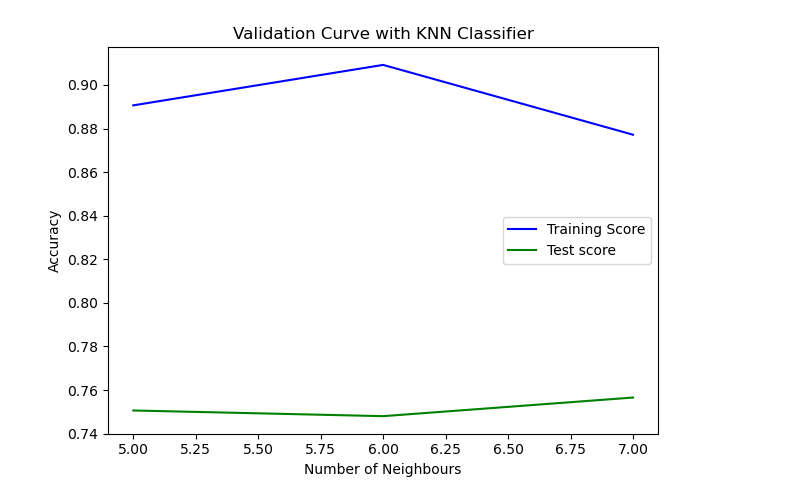
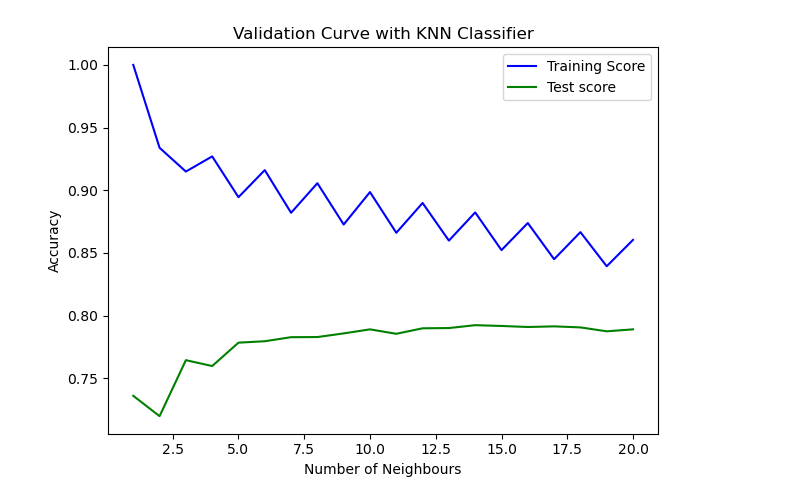
Before and after one commit to HiddeHaagse/Minor-Applied-Data-Science, a Jupyter notebook: Project 1 Eindresultaat.ipynb, the cells around one changed output. Saved outputs shown, nothing was run; the diff lists cells and outputs as text; code cells hidden in the pictures.

```diff
--- a/Project 1 Eindresultaat.ipynb
+++ b/Project 1 Eindresultaat.ipynb
@@ -31,3 +36,0 @@ def tags_bij_recept(gerecht):
-# %%
-for i in range(10):
-    print(random.choices(tagsdf["tag"].to_list()))
@@ -354,13 +237,13 @@ RFC()
 # %%
 def testClassifiers():
-    #---Modellen
-    model_lr = LogisticRegression(max_iter=AmountOfRows+100)
+    #---Models
+    model_lr = LogisticRegression(max_iter=len(TotalValidateMatrix)+100)
     model_knn = KNeighborsClassifier()
     model_svm = SVC()
     model_rfc = RandomForestClassifier()
 
     parameters_lr = {'C': np.logspace(-5, 8, 15)}
-    parameters_knn = {'n_neighbors': list(range(1, 10)),
+    parameters_knn = {'n_neighbors': list(range(1, 20)),
                      'leaf_size' : list(range(1, 10)),
                       'p':[1,2]}
     parameters_svm = {'C': [0.1, 1, 10, 100],
@@ -378,7 +261,7 @@ def testClassifiers():
 
     y_pred = Grid_lr.predict(TotalValidateMatrix)
 
-    print("y_pred: ", y_pred)
+    #print("y_pred: ", y_pred)
     print("Tuned Logistic Regression Parameters: {}".format(Grid_lr.best_params_))
     print("Best score is {}".format(Grid_lr.best_score_))
     print("Confusion Matrix: ", confusion_matrix(y_true = y_validate, y_pred = y_pred))
@@ -393,7 +276,7 @@ def testClassifiers():
 
     y_pred = Grid_knn.predict(TotalValidateMatrix)
 
-    print("y_pred: ", y_pred)
+    #print("y_pred: ", y_pred)
     print("Tuned K_NearestNeighbors Parameters: {}".format(Grid_knn.best_params_))
     print("Best score is {}".format(Grid_knn.best_score_))
     print("Confusion Matrix: ", confusion_matrix(y_true = y_validate, y_pred = y_pred))
@@ -407,7 +290,7 @@ def testClassifiers():
 
     y_pred = Grid_svm.predict(TotalValidateMatrix)
 
-    print("y_pred: ", y_pred)
+    #print("y_pred: ", y_pred)
     print("Tuned SVM Parameters: {}".format(Grid_svm.best_params_))
     print("Best score is {}".format(Grid_svm.best_score_))
     print("Confusion Matrix: ", confusion_matrix(y_true = y_validate, y_pred = y_pred))
@@ -421,7 +304,7 @@ def testClassifiers():
 
     y_pred = Grid_rfc.predict(TotalValidateMatrix)
 
-    print("y_pred: ", y_pred)
+    #print("y_pred: ", y_pred)
     print("Tuned RFC Parameters: {}".format(Grid_rfc.best_params_))
     print("Best score is {}".format(Grid_rfc.best_score_))
     print("Confusion Matrix: ", confusion_matrix(y_true = y_validate, y_pred = y_pred))
@@ -429,7 +312,9 @@ def testClassifiers():
     print("Score: ", Grid_rfc.score(TotalValidateMatrix, y_validate))
 
     print("====================================================================")
+
+    return Grid_lr.best_params_, Grid_knn.best_params_, Grid_svm.best_params_, Grid_rfc.best_params_
 # %%
-testClassifiers()
+Lr_best_params, Knn_best_params, SVM_best_params, RFC_best_params = testClassifiers()
 # %% [output]
 Logistic Regression
@@ -498,9 +378,0 @@ Score:  0.59125
-# %%
-testClassifier = KNeighborsClassifier(leaf_size= 1, n_neighbors= 7, p= 1)
-testClassifier.fit(X_train, y_train)
-testYpred = testClassifier.predict(TotalTestMatrix)
-
-print("y_pred: ", testYpred)
-print("Confusion Matrix: ", confusion_matrix(y_true = y_test, y_pred = testYpred))
-#print("Classification Report: ", classification_report(y_test, testYpred))
-print("Accuracy Score: ", accuracy_score(y_test, testYpred))
@@ -525,42 +432,34 @@ Accuracy Score:  0.79125
 # %%
-# Import Required libraries
-import matplotlib.pyplot as plt
-import numpy as np
-from sklearn.datasets import load_digits
-from sklearn.neighbors import KNeighborsClassifier
-from sklearn.model_selection import validation_curve
-
-
-# Setting the range for the parameter (from 1 to 10)
-parameter_range = np.arange(5, 8, 1)
+# Setting the range for the parameter (from 1 to 21)
+parameter_range = np.arange(1, 21, 1)
 
 # Calculate accuracy on training and test set using the
 # gamma parameter with 5-fold cross validation
-train_score, test_score = validation_curve(KNeighborsClassifier(leaf_size= 1, p= 1), X_train, y_train,
+train_score, test_score = validation_curve(KNeighborsClassifier(leaf_size= Knn_best_params['leaf_size'], p= Knn_best_params['p']), X_train, y_train,
 									param_name = "n_neighbors",
 									param_range = parameter_range,
 										cv = 5, scoring = "accuracy")
 
 # Calculating mean and standard deviation of training score
 mean_train_score = np.mean(train_score, axis = 1)
 std_train_score = np.std(train_score, axis = 1)
 
 # Calculating mean and standard deviation of testing score
 mean_test_score = np.mean(test_score, axis = 1)
 std_test_score = np.std(test_score, axis = 1)
 
 # Plot mean accuracy scores for training and testing scores
 plt.plot(parameter_range, mean_train_score,
 	label = "Training Score", color = 'b')
 plt.plot(parameter_range, mean_test_score,
 label = "Test score", color = 'g')
 
 # Creating the plot
 plt.title("Validation Curve with KNN Classifier")
 plt.xlabel("Number of Neighbours")
 plt.ylabel("Accuracy")
 plt.tight_layout()
 plt.legend(loc = 'best')
 plt.show()
 # %% [output]
-[figure, old version]
+[figure, new version]
```
Also changed, not shown: parts of 28 cells of this notebook.
